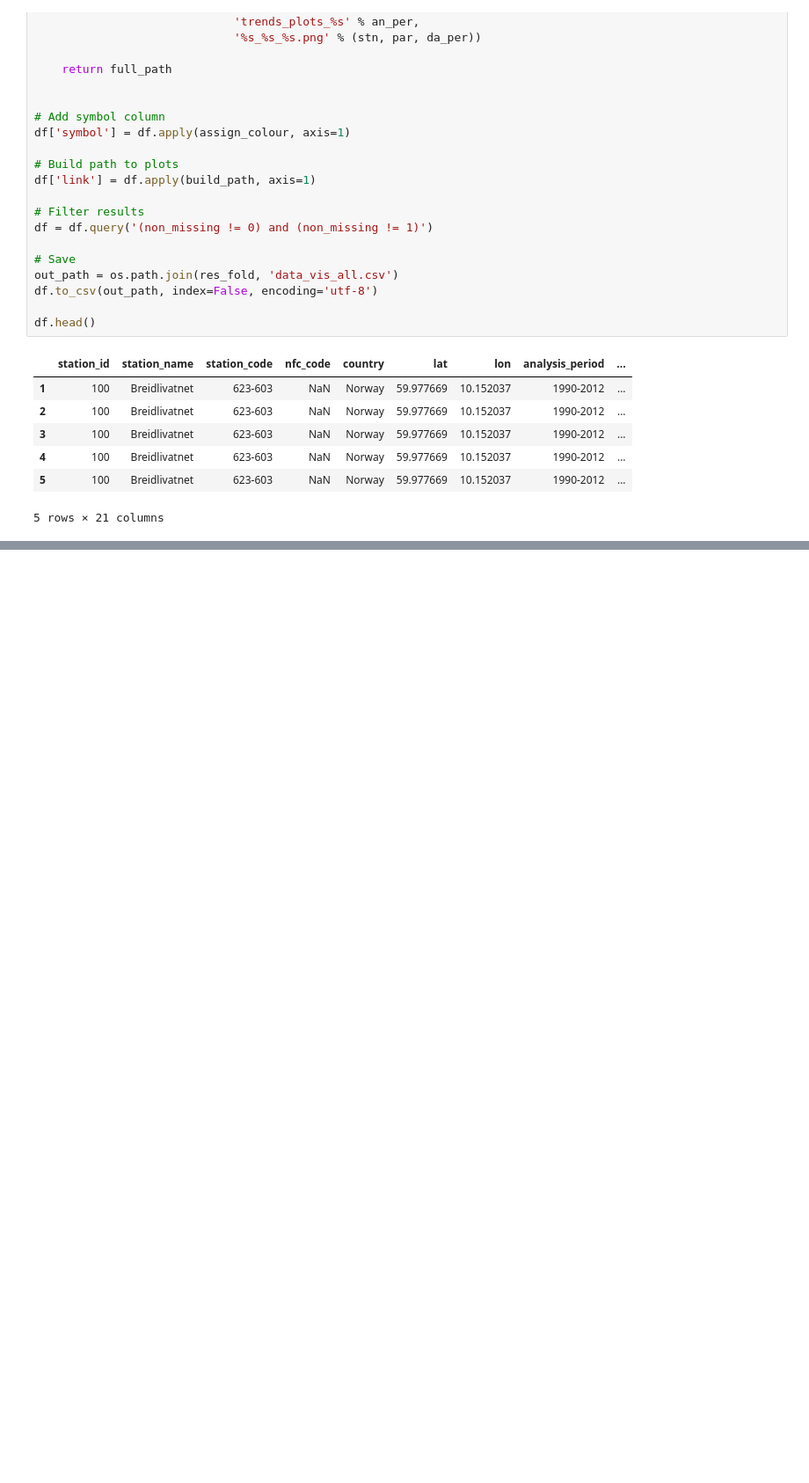
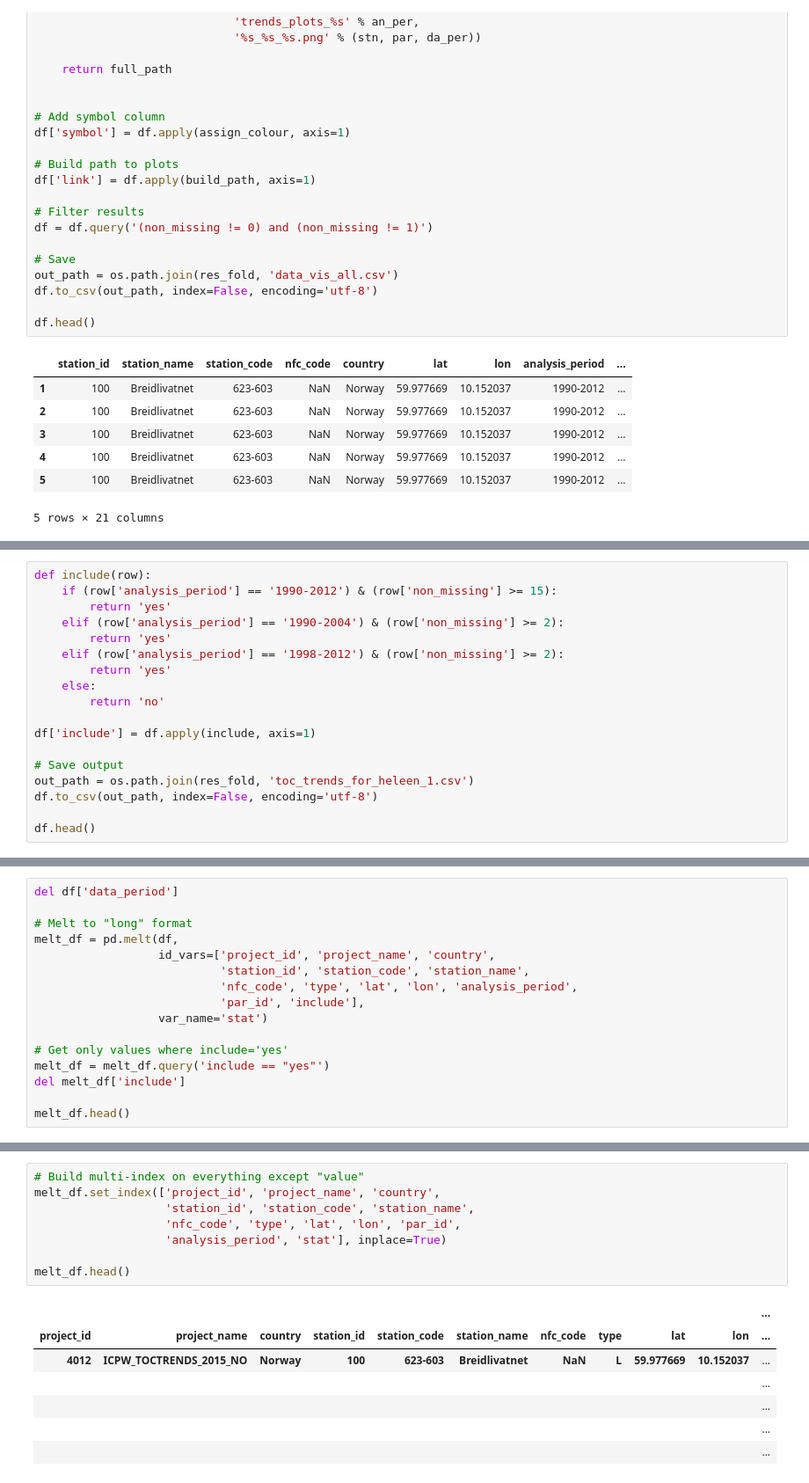
Before and after one commit to JamesSample/icpw, a Jupyter notebook: toc_trends_oct_2016_part2.ipynb, the cells around one changed output, grey strips where cells are left out. Shown at 88% size. Drawn from its saved outputs; the diff is of its cells as text; blank space fills up the shorter version.

Commit message:
Restructuring data

```diff
--- a/toc_trends_oct_2016_part2.ipynb
+++ b/toc_trends_oct_2016_part2.ipynb
@@ -436,0 +500,18 @@ As of 21/10/2016, the finished page is [here](http://77.104.141.195/~icpwater/da
+# %%
+def include(row):
+    if (row['analysis_period'] == '1990-2012') & (row['non_missing'] >= 15):
+        return 'yes'
+    elif (row['analysis_period'] == '1990-2004') & (row['non_missing'] >= 2):
+        return 'yes'
+    elif (row['analysis_period'] == '1998-2012') & (row['non_missing'] >= 2):
+        return 'yes'
+    else:
+        return 'no'
+
+df['include'] = df.apply(include, axis=1)
+
+# Save output
+out_path = os.path.join(res_fold, 'toc_trends_for_heleen_1.csv')
+df.to_csv(out_path, index=False, encoding='utf-8')
+
+df.head()
@@ -436,0 +528,16 @@ As of 21/10/2016, the finished page is [here](http://77.104.141.195/~icpwater/da
+# %%
+del df['data_period']
+
+# Melt to "long" format
+melt_df = pd.melt(df,
+                  id_vars=['project_id', 'project_name', 'country',
+                           'station_id', 'station_code', 'station_name',
+                           'nfc_code', 'type', 'lat', 'lon', 'analysis_period',
+                           'par_id', 'include'],
+                  var_name='stat')
+
+# Get only values where include='yes'
+melt_df = melt_df.query('include == "yes"')
+del melt_df['include']
+
+melt_df.head()
@@ -436,0 +551,16 @@ As of 21/10/2016, the finished page is [here](http://77.104.141.195/~icpwater/da
+# %%
+# Build multi-index on everything except "value"
+melt_df.set_index(['project_id', 'project_name', 'country',
+                   'station_id', 'station_code', 'station_name',
+                   'nfc_code', 'type', 'lat', 'lon', 'par_id',
+                   'analysis_period', 'stat'], inplace=True)
+
+melt_df.head()
+# %% [output]
+|  |  |  |  |  |  |  |  |  |  | ... |
+| project_id | project_name | country | station_id | station_code | station_name | nfc_code | type | lat | lon | ... |
+| 4012 | ICPW_TOCTRENDS_2015_NO | Norway | 100 | 623-603 | Breidlivatnet | NaN | L | 59.977669 | 10.152037 | ... |
+|  |  |  |  |  |  |  |  |  |  | ... |
+|  |  |  |  |  |  |  |  |  |  | ... |
+|  |  |  |  |  |  |  |  |  |  | ... |
+|  |  |  |  |  |  |  |  |  |  | ... |
```
Also changed, not shown: parts of 8 cells of this notebook.
